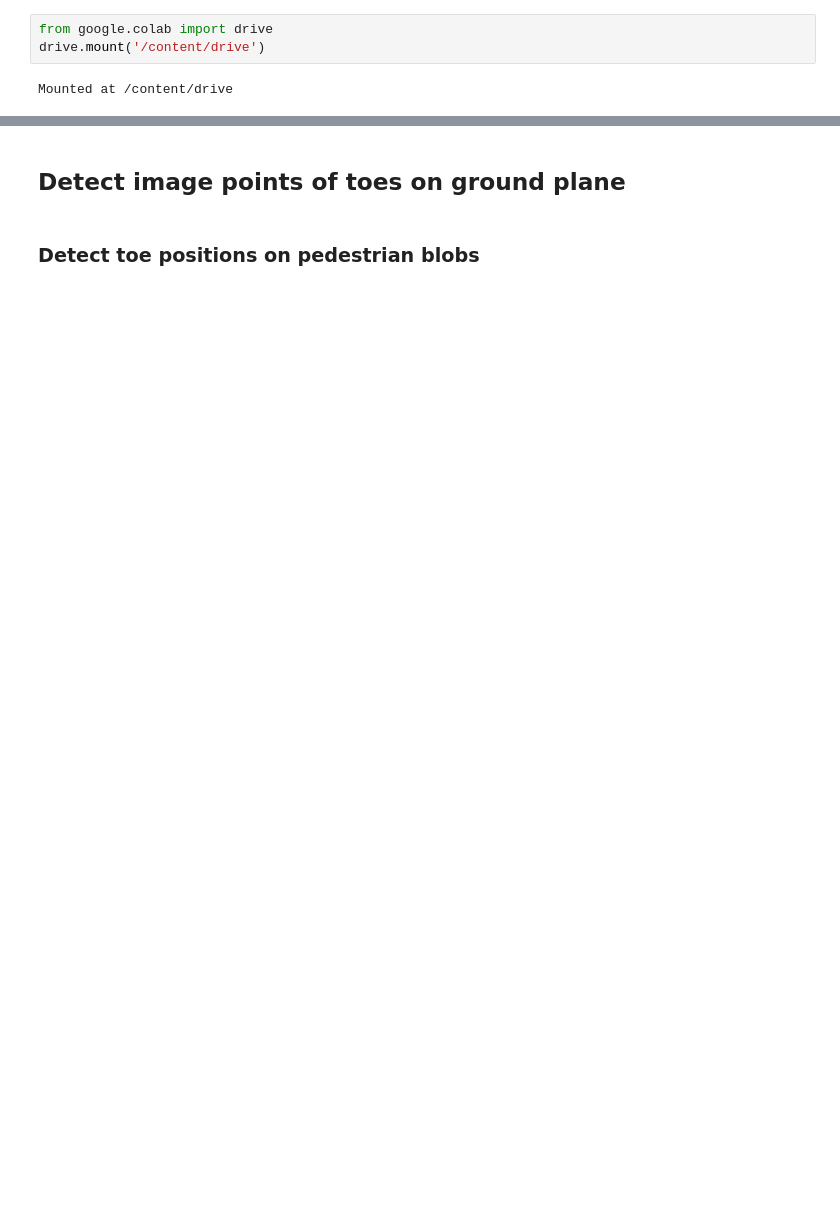
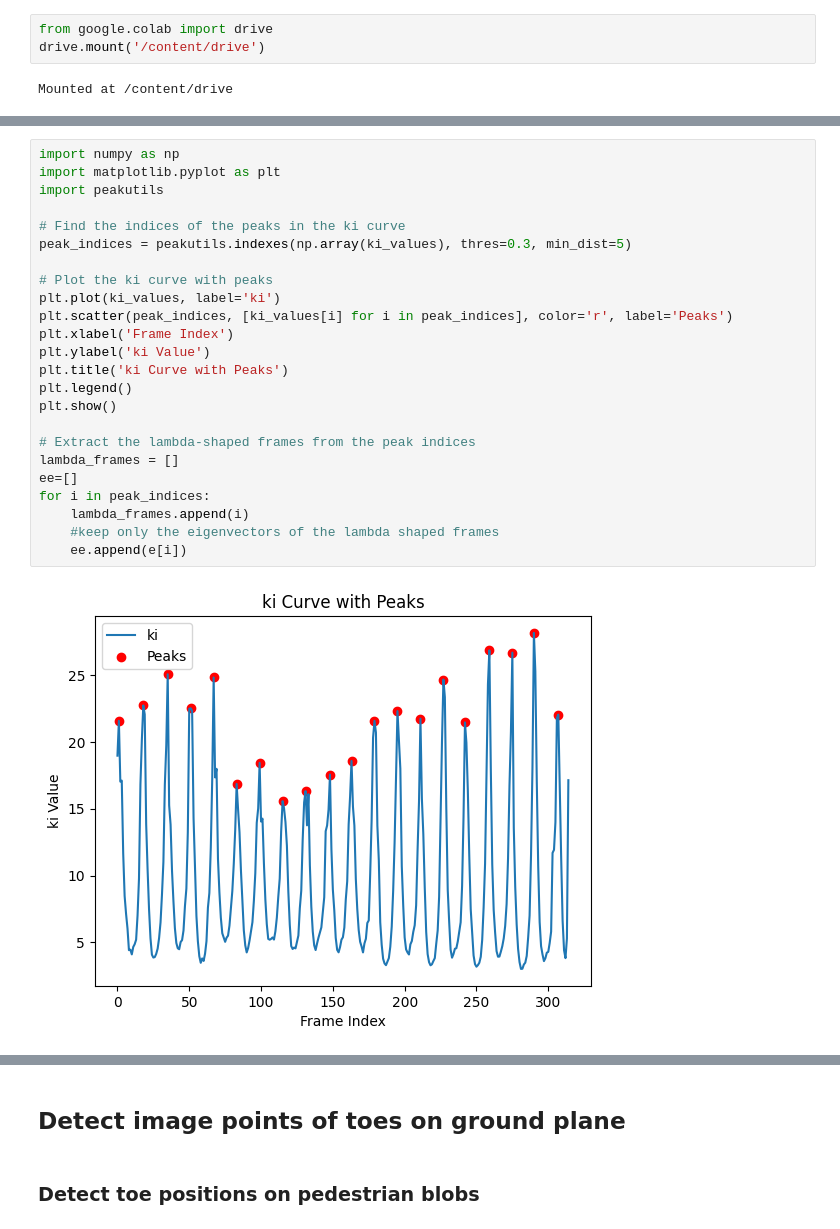
Before and after one commit to Kh0uloud/Camera-Calibration-CV, a Jupyter notebook: Periodic_Motion_Paper.ipynb, the cells around one changed output, grey strips where cells are left out. Cells and saved outputs as stored; diff of their text form; blank space fills up the shorter version.

```diff
--- a/Periodic_Motion_Paper.ipynb
+++ b/Periodic_Motion_Paper.ipynb
@@ -45,0 +120,26 @@ Frames extracted: 356
+# %%
+import numpy as np
+import matplotlib.pyplot as plt
+import peakutils
+
+# Find the indices of the peaks in the ki curve
+peak_indices = peakutils.indexes(np.array(ki_values), thres=0.3, min_dist=5)
+
+# Plot the ki curve with peaks
+plt.plot(ki_values, label='ki')
+plt.scatter(peak_indices, [ki_values[i] for i in peak_indices], color='r', label='Peaks')
+plt.xlabel('Frame Index')
+plt.ylabel('ki Value')
+plt.title('ki Curve with Peaks')
+plt.legend()
+plt.show()
+
+# Extract the lambda-shaped frames from the peak indices
+lambda_frames = []
+ee=[]
+for i in peak_indices:
+    lambda_frames.append(i)
+    #keep only the eigenvectors of the lambda shaped frames
+    ee.append(e[i])
+# %% [output]
+[figure, added]
```
Also changed, not shown: parts of 18 cells of this notebook.
